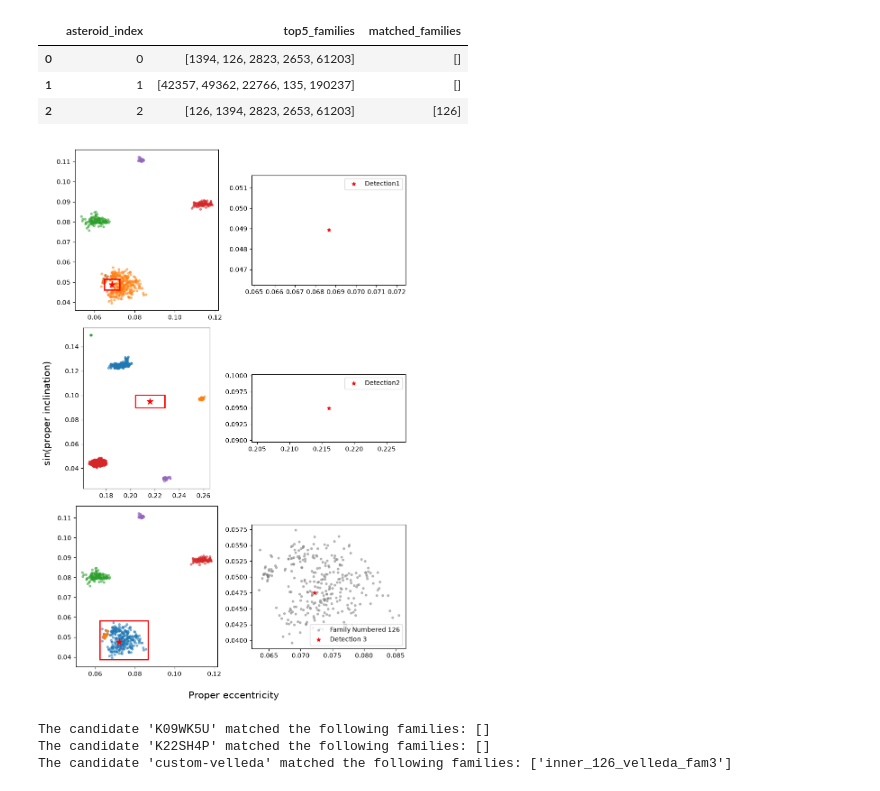
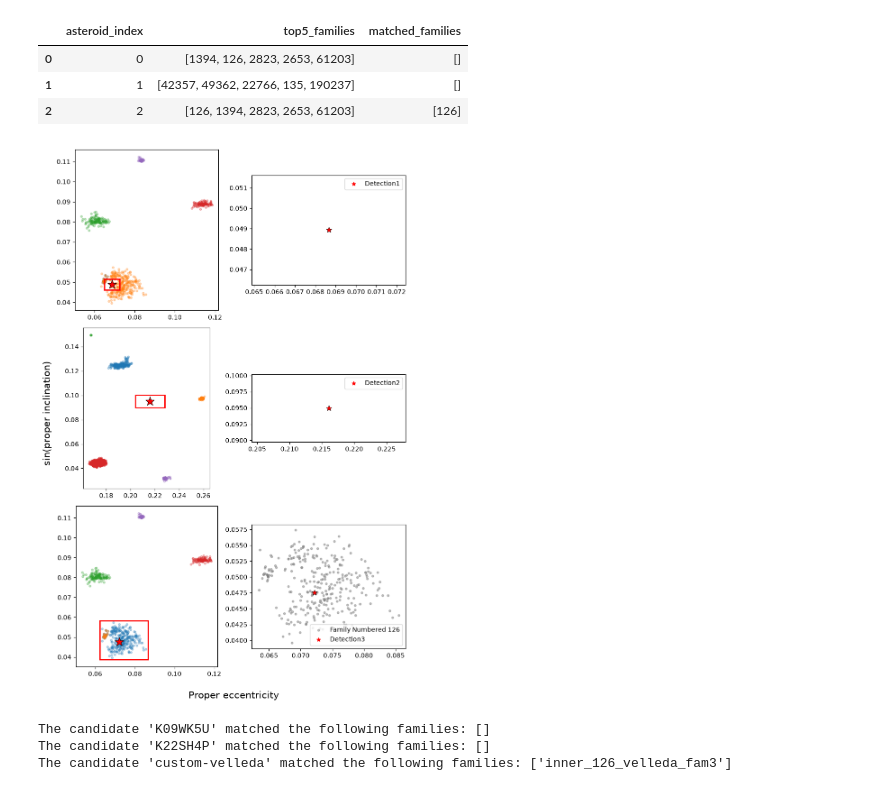
Before and after one commit to YangShen31/proper_elements_prediction, a Jupyter notebook: full_pipeline.ipynb, the cells around one changed output. Drawn from its saved outputs; the diff is of its cells as text; code cells hidden in the pictures.

Commit message:
clean up plot

```diff
--- a/full_pipeline.ipynb
+++ b/full_pipeline.ipynb
@@ -436,10 +436,8 @@ fig, axes = plt.subplots(n, 2, figsize=(8, int(n*4)))
 for i in range(n):
 	family_number = results_df.iloc[i]["matched_families"]
 	### RIGHT PLOT
-	if len(family_number) == 0:
-		axes[i][1].scatter(merged_df.iloc[i]["pred_e"], merged_df.iloc[i]["pred_sini"], c = "red", marker='*', s = 35, alpha = 1, label = f"Detection{ i+1}")
-		axes[i][1].legend()
-	else:
+	# plot the family we identified the asteroid with
+	if len(family_number) != 0:
 		df_family = pd.read_csv(
 			family_file_map[family_number[0]],
 			header=None,
@@ -447,42 +445,45 @@ for i in range(n):
 		fam_prope = df_family["prope"]
 		fam_propsini = df_family["propsini"]
 		axes[i][1].scatter(fam_prope, fam_propsini, c = "grey", s = 10, alpha = 0.5, label = f"Family Numbered {family_number[0]}")
-		axes[i][1].scatter(merged_df.iloc[i]["pred_e"], merged_df.iloc[i]["pred_sini"], c = "red", marker='*', s = 35, alpha = 1, label = f"Detection {i+1}")
-		axes[i][1].legend()
+	# plot the candidate asteroid
+	axes[i][1].scatter(merged_df.iloc[i]["pred_e"], merged_df.iloc[i]["pred_sini"], c = "black", marker='*', s = 100)
+	axes[i][1].scatter(merged_df.iloc[i]["pred_e"], merged_df.iloc[i]["pred_sini"], c = "red", marker='*', s = 35, label = f"Detection{ i+1}")
+	axes[i][1].legend()
 	axes[i][1].set_aspect(1)
 
 	### LEFT PLOT
 	# plot all potential families
 	top5_families = results_df.iloc[i]["top5_families"]
 	for f in top5_families:
 		df_family = pd.read_csv(
 			family_file_map[f],
 			header=None,
 			names=column_names)
 		fam_prope = df_family["prope"]
 		fam_propsini = df_family["propsini"]
-		axes[i][0].scatter(fam_prope, fam_propsini, s = 10, alpha = 0.5, label = f"Family Numbered {f}")
+		axes[i][0].scatter(fam_prope, fam_propsini, s = 10, alpha = 0.3, label = f"Family Numbered {f}")
 
 	# plot the asteroid
-	axes[i][0].scatter(merged_df.iloc[i]["pred_e"], merged_df.iloc[i]["pred_sini"], c = "red", marker='*', s = 100, alpha = 1, label = f"Detection {i+1}")
+	axes[i][0].scatter(merged_df.iloc[i]["pred_e"], merged_df.iloc[i]["pred_sini"], c = "black", marker='*', s = 200)
+	axes[i][0].scatter(merged_df.iloc[i]["pred_e"], merged_df.iloc[i]["pred_sini"], c = "red", marker='*', s = 100, label = f"Detection {i+1}")
 
 	# plot the bounds of the zoomed-in plot in the right column
 	xlim = axes[i][1].get_xlim()
 	ylim = axes[i][1].get_ylim()
 	axes[i][0].add_patch(Rectangle((xlim[0],ylim[0]),xlim[1]-xlim[0],ylim[1]-ylim[0],
                     edgecolor='red',
                     facecolor='none',
                     lw=2))
 
 	axes[i][0].set_aspect(1)
 
 plt.tight_layout()
 fig.supxlabel("Proper eccentricity", y = -0.03, size = 15)
 fig.supylabel("sin(proper inclination)", x = -0.03, size = 15)
 fig.savefig("./plots/pipeline_examples.pdf", bbox_inches='tight')
 fig.show()
 # %% [output]
-[figure, old version]
+[figure, new version]
 # %%
 for r, ast in df_e.iterrows():
     matched_families = results_df['matched_families'][r]
```
Also changed, not shown: 1 other file.
